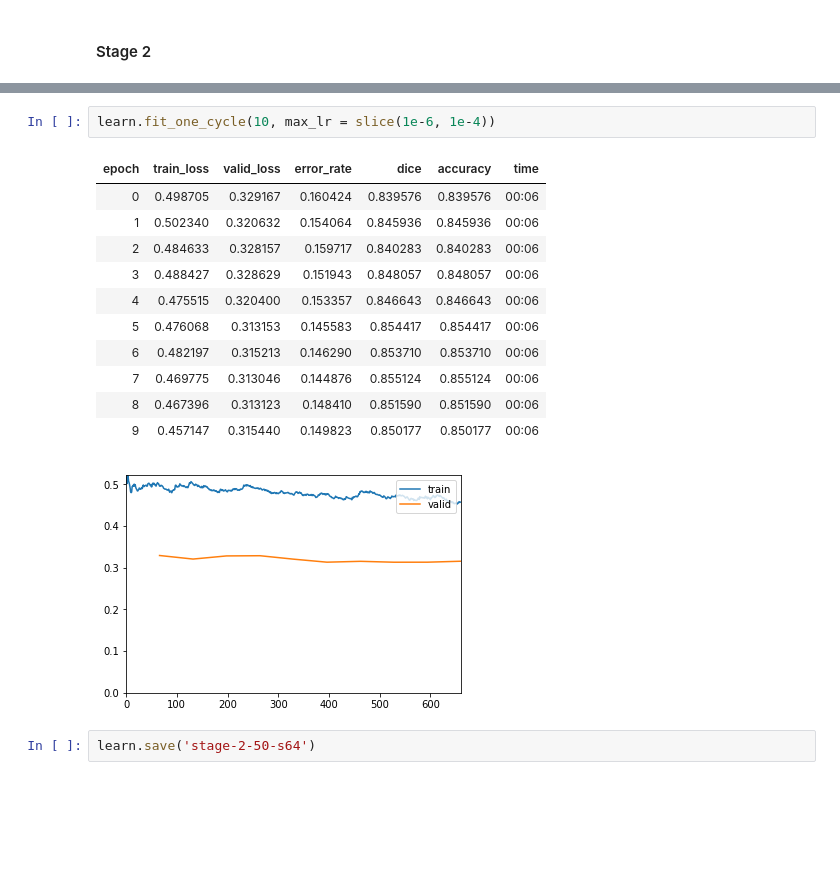
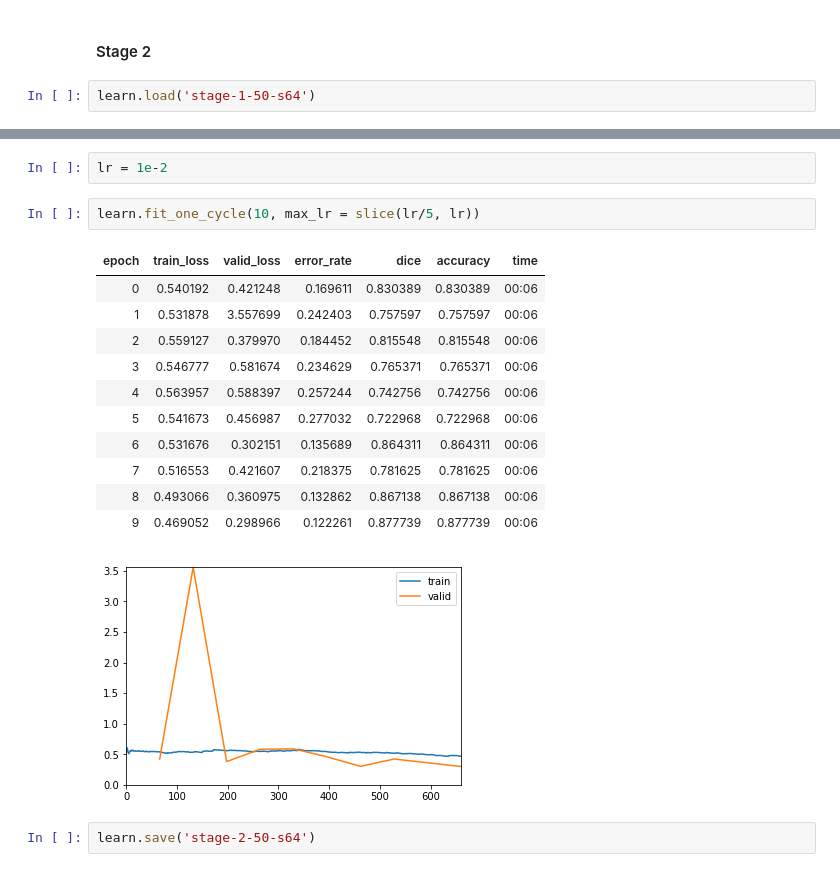
Before and after one commit to DeepNeuralAI/DL-Brain-Tumor-Detection, a Jupyter notebook: brain tumor classification.ipynb, the cells around one changed output, grey strips where cells are left out. Saved outputs shown, nothing was run; the diff lists cells and outputs as text; blank space fills up the shorter version.

```diff
--- a/brain tumor classification.ipynb
+++ b/brain tumor classification.ipynb
@@ -410,3 +444,5 @@ learn.fit_one_cycle(8)
 learn.save('stage-1-50-s64')
 # %% [markdown]
 #### Stage 2
+# %%
+learn.load('stage-1-50-s64')
@@ -421,18 +475,20 @@ LR Finder is complete, type {learner_name}.recorder.plot() to see the graph.
+# %%
+lr = 1e-2
 # %%
-learn.fit_one_cycle(10, max_lr = slice(1e-6, 1e-4))
+learn.fit_one_cycle(10, max_lr = slice(lr/5, lr))
 # %% [output]
 | epoch | train_loss | valid_loss | error_rate | dice | accuracy | time |
-| 0 | 0.498705 | 0.329167 | 0.160424 | 0.839576 | 0.839576 | 00:06 |
-| 1 | 0.502340 | 0.320632 | 0.154064 | 0.845936 | 0.845936 | 00:06 |
-| 2 | 0.484633 | 0.328157 | 0.159717 | 0.840283 | 0.840283 | 00:06 |
-| 3 | 0.488427 | 0.328629 | 0.151943 | 0.848057 | 0.848057 | 00:06 |
-| 4 | 0.475515 | 0.320400 | 0.153357 | 0.846643 | 0.846643 | 00:06 |
-| 5 | 0.476068 | 0.313153 | 0.145583 | 0.854417 | 0.854417 | 00:06 |
-| 6 | 0.482197 | 0.315213 | 0.146290 | 0.853710 | 0.853710 | 00:06 |
-| 7 | 0.469775 | 0.313046 | 0.144876 | 0.855124 | 0.855124 | 00:06 |
-| 8 | 0.467396 | 0.313123 | 0.148410 | 0.851590 | 0.851590 | 00:06 |
-| 9 | 0.457147 | 0.315440 | 0.149823 | 0.850177 | 0.850177 | 00:06 |
+| 0 | 0.540192 | 0.421248 | 0.169611 | 0.830389 | 0.830389 | 00:06 |
+| 1 | 0.531878 | 3.557699 | 0.242403 | 0.757597 | 0.757597 | 00:06 |
+| 2 | 0.559127 | 0.379970 | 0.184452 | 0.815548 | 0.815548 | 00:06 |
+| 3 | 0.546777 | 0.581674 | 0.234629 | 0.765371 | 0.765371 | 00:06 |
+| 4 | 0.563957 | 0.588397 | 0.257244 | 0.742756 | 0.742756 | 00:06 |
+| 5 | 0.541673 | 0.456987 | 0.277032 | 0.722968 | 0.722968 | 00:06 |
+| 6 | 0.531676 | 0.302151 | 0.135689 | 0.864311 | 0.864311 | 00:06 |
+| 7 | 0.516553 | 0.421607 | 0.218375 | 0.781625 | 0.781625 | 00:06 |
+| 8 | 0.493066 | 0.360975 | 0.132862 | 0.867138 | 0.867138 | 00:06 |
+| 9 | 0.469052 | 0.298966 | 0.122261 | 0.877739 | 0.877739 | 00:06 |
-[figure, old version]
+[figure, new version]
 # %%
 learn.save('stage-2-50-s64')
 # %% [markdown]
```
Also changed, not shown: parts of 35 cells of this notebook, 1 other file.
